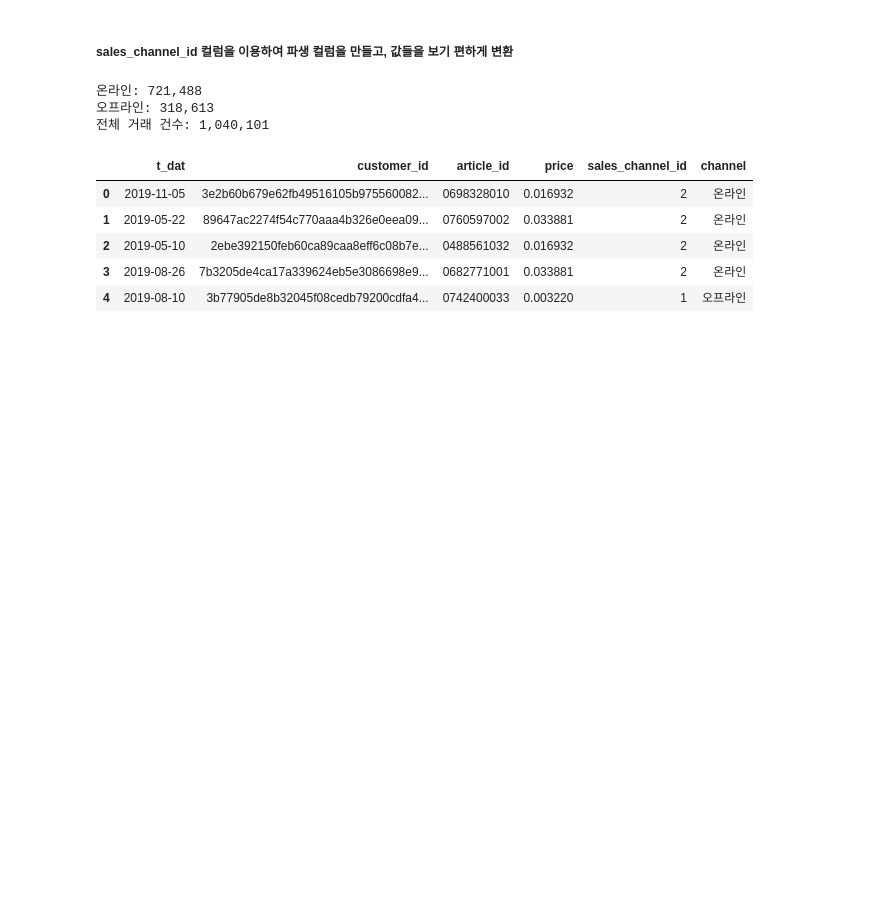
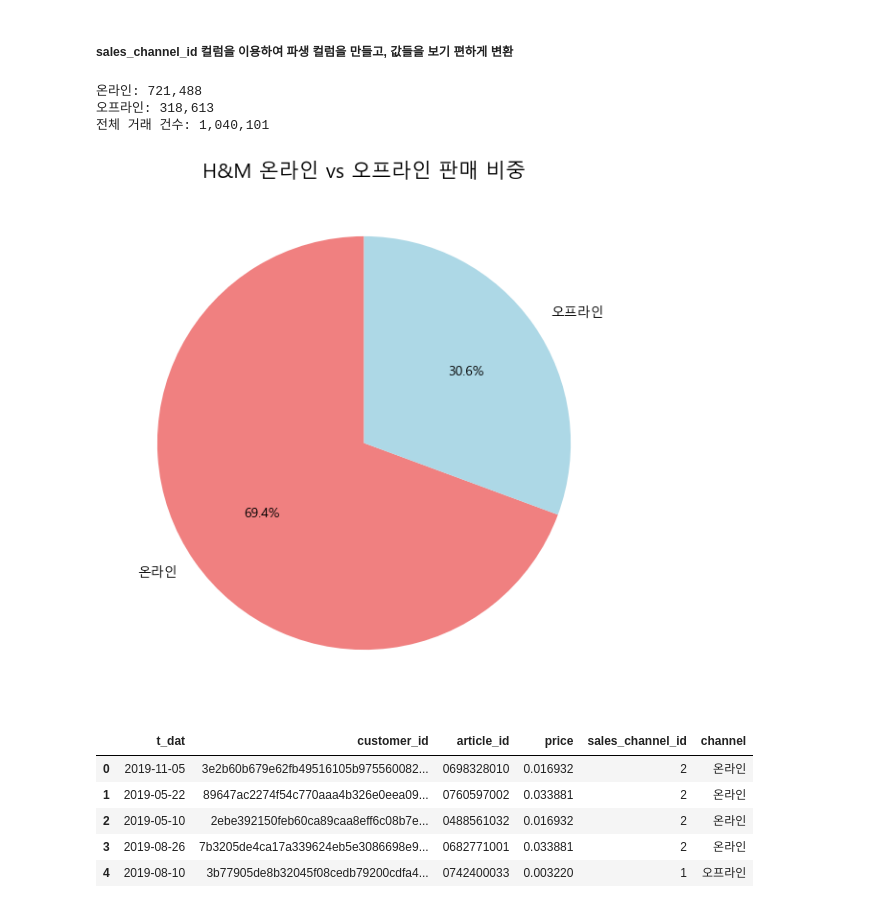
Before and after one commit to yoohengu/cross-gen-biz-analysis, a Jupyter notebook: notebooks/leeyunju_eda/all_04_yunju.ipynb, the cells around one changed output. Drawn from its saved outputs; the diff is of its cells as text; code cells hidden in the pictures; blank space fills up the shorter version.

```diff
--- a/notebooks/leeyunju_eda/all_04_yunju.ipynb
+++ b/notebooks/leeyunju_eda/all_04_yunju.ipynb
@@ -84,6 +84,30 @@ print("전체 거래 건수:", f"{df_tran.shape[0]:,}")
 온라인: 721,488
 오프라인: 318,613
 전체 거래 건수: 1,040,101
+# %%
+import matplotlib.pyplot as plt
+
+plt.rc('font', family='Malgun Gothic')
+
+# 2. 그래프 크기 정하기 (정사각형으로 해야 원이 예뻐요)
+plt.figure(figsize=(7, 7))
+
+# 3. 원형 그래프 그리기
+# numbs를 넣고, 파이 조각에 이름(labels)이랑 퍼센트(autopct)를 표시해줘!
+numbs.plot.pie(
+    autopct='%.1f%%',      # 소수점 첫째자리까지 퍼센트 표시
+    startangle=90,         # 12시 방향부터 시작하기
+    colors=['lightcoral', 'lightblue'], # 예쁜 분홍색과 하늘색
+    ylabel=''              # 왼쪽의 지저분한 글자 지우기
+)
+
+# 4. 제목 달기
+plt.title("H&M 온라인 vs 오프라인 판매 비중", fontsize=15)
+
+# 5. 화면에 보여줘!
+plt.show()
+# %% [output]
+[figure, added]
 # %%
 #변환 확인
 df_tran.head()
```
Also changed, not shown: parts of 6 cells of this notebook.
